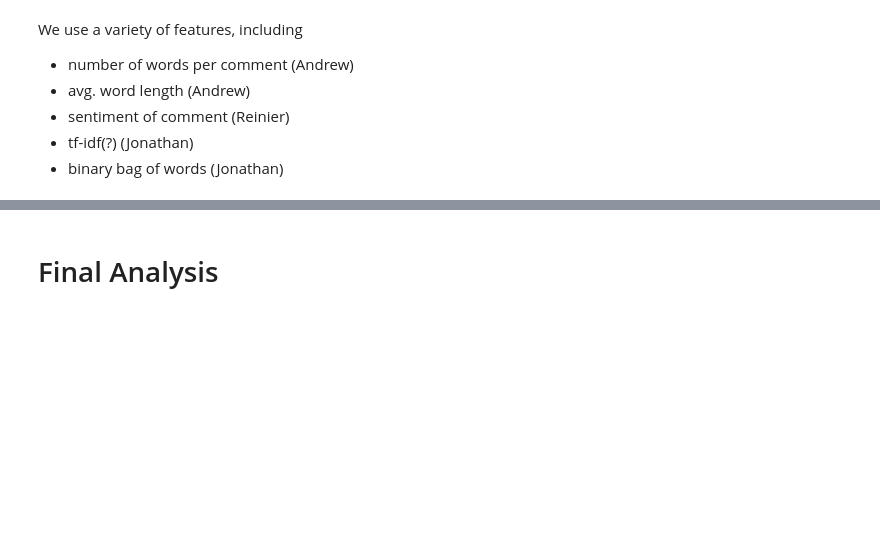
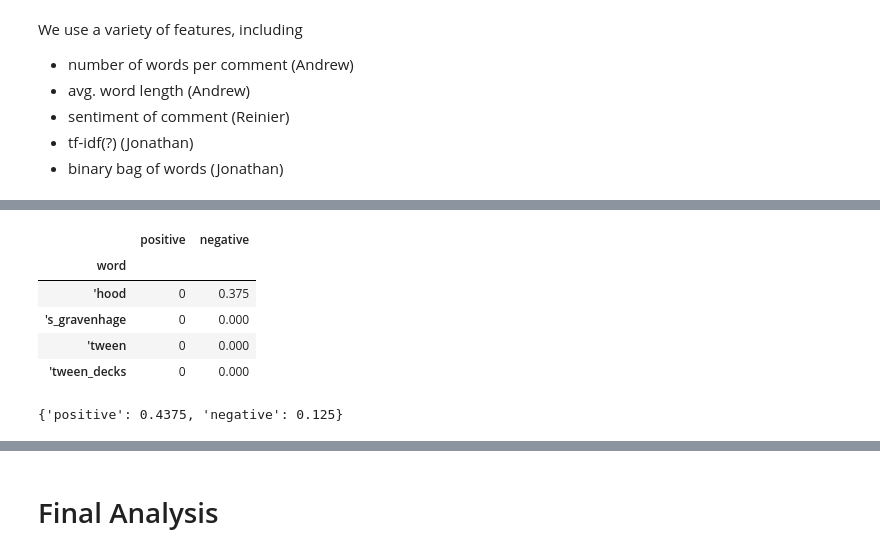
Before and after one commit to CS109-comment/NYTimes-Comment-Popularity-Prediction, a Jupyter notebook: IPython_Process_Notebook.ipynb, the cells around one changed output, grey strips where cells are left out. Drawn from its saved outputs; the diff is of its cells as text; code cells hidden in the pictures; blank space fills up the shorter version.

```diff
--- a/IPython_Process_Notebook.ipynb
+++ b/IPython_Process_Notebook.ipynb
@@ -308,0 +333,27 @@ We use a variety of features, including
+# %%
+# Clean up different meanings of words into one (the mean score for a word)
+
+sentimentdf.SynsetTerms = sentimentdf.SynsetTerms.apply(lambda words: words.split(' '))
+sentimentdf.SynsetTerms = sentimentdf.SynsetTerms.apply(lambda words: [word[:-2] for word in words])
+sentimentdf.drop(['POS', 'ID', 'Gloss'], axis=1, inplace=True)
+
+rebuilt = []
+
+for row in sentimentdf.as_matrix():
+    positive = row[0]
+    negative = row[1]
+    words = row[2]
+    for word in words:
+        entry = (positive, negative, word)
+        rebuilt.append(entry)
+
+sentimentdf = pd.DataFrame(rebuilt, columns=['positive', 'negative', 'word'])
+sentimentdf = sentimentdf.groupby('word').agg({'positive': np.mean, 'negative': np.mean})
+sentimentdf.head(4)
+# %% [output]
+|  | positive | negative |
+| word |  |  |
+| 'hood | 0 | 0.375 |
+| 's_gravenhage | 0 | 0.000 |
+| 'tween | 0 | 0.000 |
+| 'tween_decks | 0 | 0.000 |
@@ -308,0 +393,4 @@ We use a variety of features, including
+# %%
+print sentiment['exquisite']
+# %% [output]
+{'positive': 0.4375, 'negative': 0.125}
```
Also changed, not shown: parts of 16 cells of this notebook.
